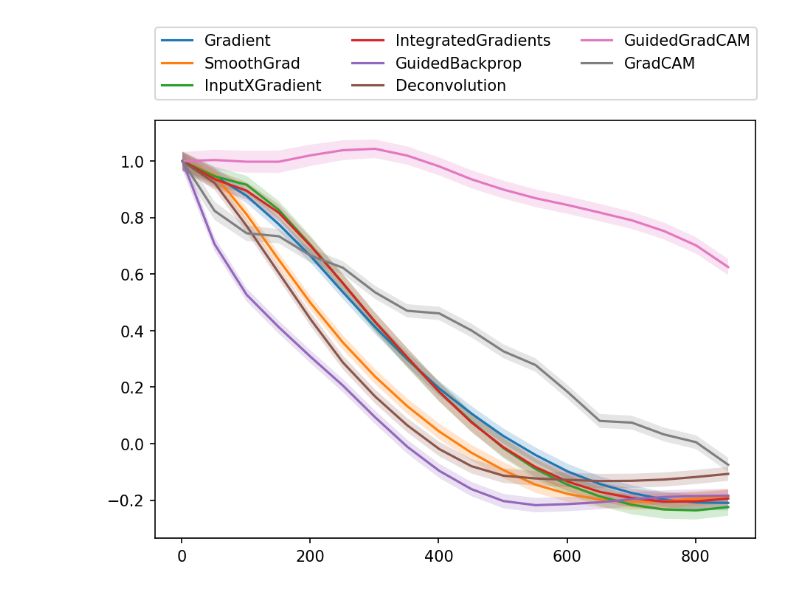
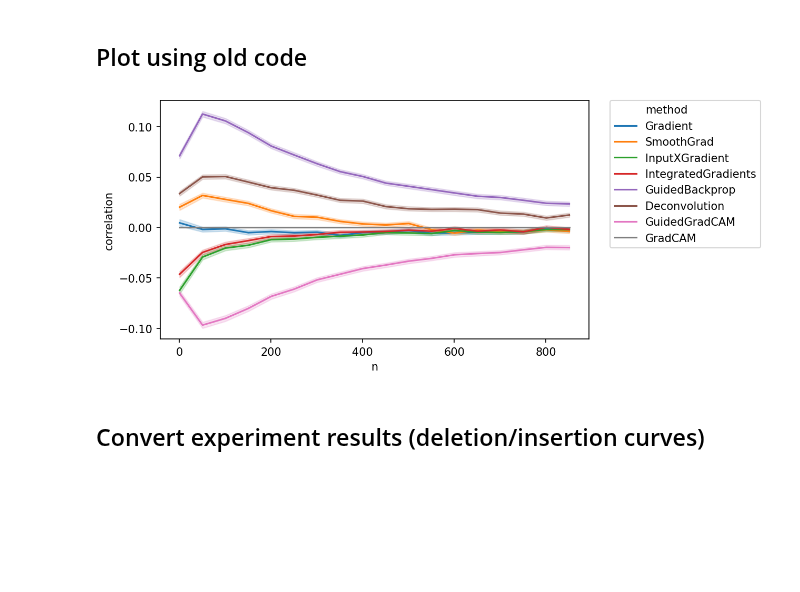
Before and after one commit to arnegevaert/benchmark, a Jupyter notebook: sandbox/show_results.ipynb, the cells around one changed output. Cells and saved outputs as stored; diff of their text form; code cells hidden in the pictures; blank space fills up the shorter version.

```diff
--- a/sandbox/show_results.ipynb
+++ b/sandbox/show_results.ipynb
@@ -20 +39,9 @@ mpl.rcParams['figure.dpi'] = 150
+# %% [markdown]
+## Plot using old code
+# %%
+lineplot("../out/cifar10/sensitivity_n/", x="n", y="correlation")
+# %% [output]
+[figure, added]
+# %% [markdown]
+## Convert experiment results (deletion/insertion curves)
 # %%
@@ -37,5 +59,0 @@ res = deletion_curves.DeletionCurvesResult(raw_data=raw_data)
-# %%
-fig, ax = res.plot(interval=True)
-fig.show()
-# %% [output]
-[figure, removed]
```
Also changed, not shown: parts of 15 cells of this notebook, 6 other files.
